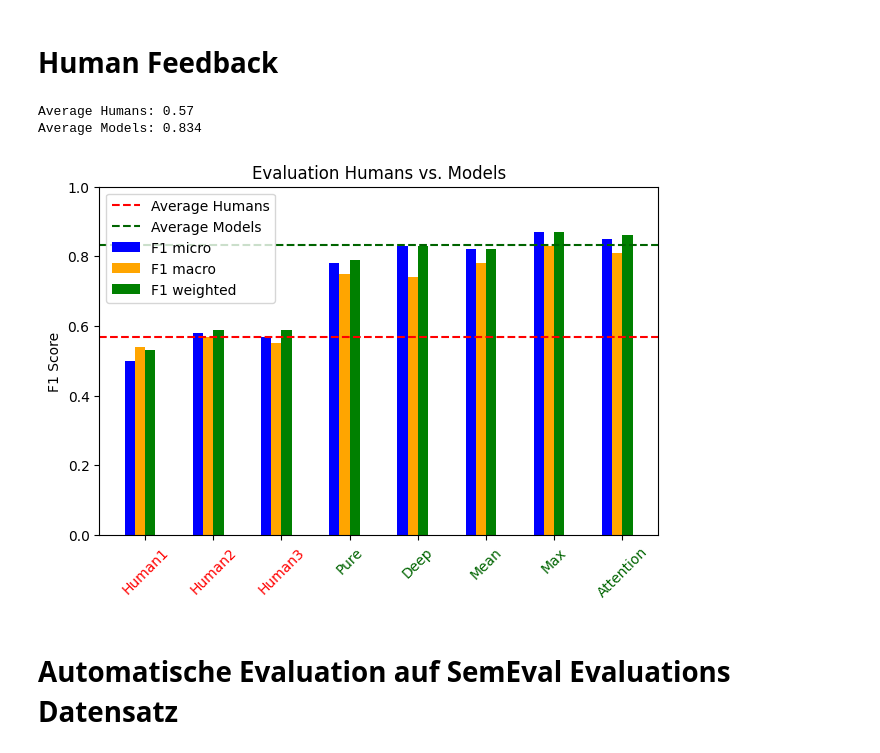
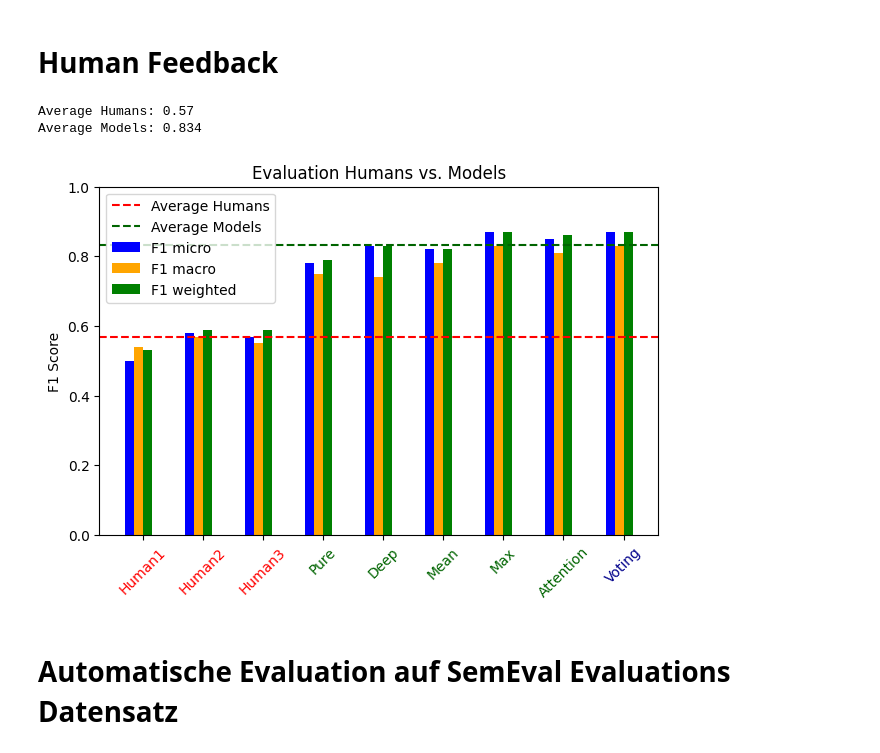
Before and after one commit to kruegercharles/LLM-SemEval, a Jupyter notebook: graphics.ipynb, the cells around one changed output. Cells and saved outputs as stored; diff of their text form; code cells hidden in the pictures.

Commit message:
add voting to evaluation humans vs models

```diff
--- a/graphics.ipynb
+++ b/graphics.ipynb
@@ -325,7 +325,6 @@ entities: list[Entity] = []
 entities.append(Entity(name="Human1", f1_micro=0.50, f1_macro=0.54, f1_weighted=0.53))
 entities.append(Entity(name="Human2", f1_micro=0.58, f1_macro=0.57, f1_weighted=0.59))
 entities.append(Entity(name="Human3", f1_micro=0.57, f1_macro=0.55, f1_weighted=0.59))
-# entities.append(Entity(name="Voting", f1_micro=0.87, f1_macro=0.83, f1_weighted=0.87))
 entities.append(Entity(name="Pure", f1_micro=0.78, f1_macro=0.75, f1_weighted=0.79))
 entities.append(Entity(name="Deep", f1_micro=0.83, f1_macro=0.74, f1_weighted=0.83))
 entities.append(Entity(name="Mean", f1_micro=0.82, f1_macro=0.78, f1_weighted=0.82))
@@ -333,6 +332,7 @@ entities.append(Entity(name="Max", f1_micro=0.87, f1_macro=0.83, f1_weighted=0.8
 entities.append(
     Entity(name="Attention", f1_micro=0.85, f1_macro=0.81, f1_weighted=0.86)
 )
+entities.append(Entity(name="Voting", f1_micro=0.87, f1_macro=0.83, f1_weighted=0.87))
 
 # create a bar chart, where all f1_micro are next to each other, then all f1_macro and then all f1_weighted
 
@@ -357,38 +357,44 @@ ax.bar(index + bar_width, f1_macro, bar_width, label="F1 macro", color="orange")
 ax.bar(
     index + bar_width * 2,
     f1_weighted,
     bar_width,
     label="F1 weighted",
     color="green",
 )
 
 ax.axhline(y=average_humans, color="r", linestyle="--", label="Average Humans")
 ax.axhline(y=average_models, color="darkgreen", linestyle="--", label="Average Models")
 
 ax.set_ylabel("F1 Score")
 ax.set_title("Evaluation Humans vs. Models")
 ax.set_xticks(index + bar_width * 1.5)
 xtick_labels = [entity.name for entity in entities]
-xtick_colors = [
-    "red" if name in ["Human1", "Human2", "Human3"] else "darkgreen"
-    for name in xtick_labels
-]
+xtick_colors = []
+for name in xtick_labels:
+    if name in ["Human1", "Human2", "Human3"]:
+        xtick_colors.append("red")
+    elif name in ["Voting"]:
+        xtick_colors.append("darkblue")
+    else:
+        xtick_colors.append("darkgreen")
+
+
 ax.set_xticklabels(xtick_labels, rotation=45)
 for xtick, color in zip(ax.get_xticklabels(), xtick_colors):
     xtick.set_color(color)
 ax.set_ylim(0.0, 1.0)
 plt.tight_layout(rect=[0.0, 0.03, 1, 1])  # Adjust the bottom margin
 
 ax.legend()
 
 # save under name "evaluation-humans.png"
 plt.savefig("evaluation-humans.png")
 
 plt.show()
 # %% [output]
 Average Humans: 0.57
 Average Models: 0.834
-[figure, old version]
+[figure, new version]
 # %% [markdown]
 # Automatische Evaluation auf SemEval Evaluations Datensatz
 # %%
```
Also changed, not shown: 1 other file.
